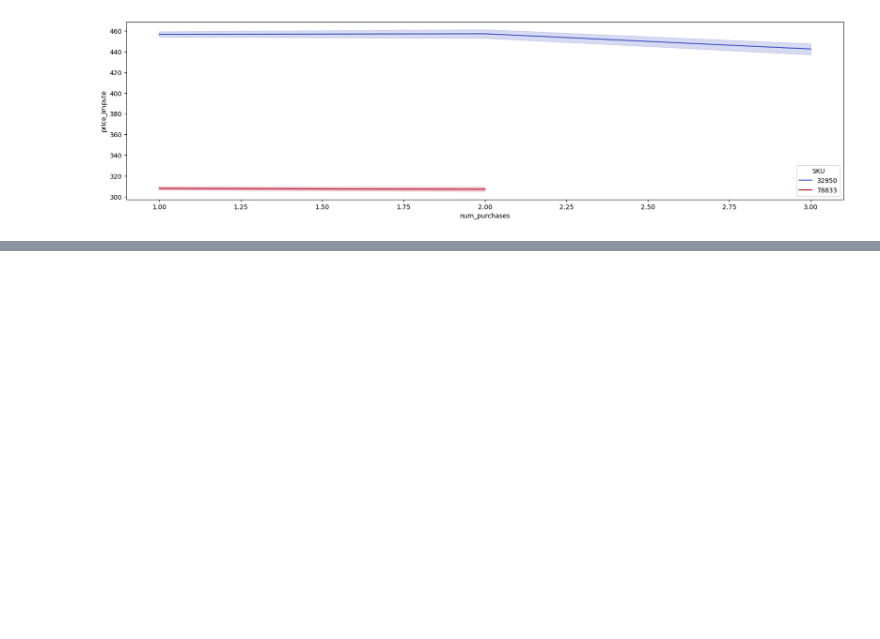
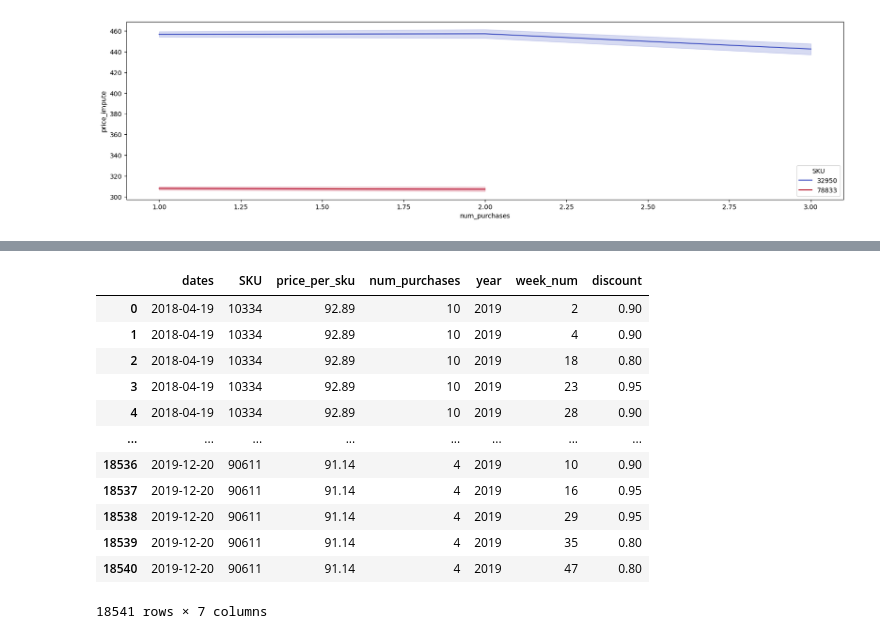
Before and after one commit to mic-icloud/ml-hard, a Jupyter notebook: 4-part/hw-4.ipynb, the cells around one changed output, grey strips where cells are left out. Cells and saved outputs as stored; diff of their text form; code cells hidden in the pictures; blank space fills up the shorter version.

```diff
--- a/4-part/hw-4.ipynb
+++ b/4-part/hw-4.ipynb
@@ -179,0 +286,16 @@ sns.lineplot(x='num_purchases', y='price_impute', data=fg, hue='SKU', palette='c
+# %%
+second_promo
+# %% [output]
+|  | dates | SKU | price_per_sku | num_purchases | year | week_num | discount |
+| 0 | 2018-04-19 | 10334 | 92.89 | 10 | 2019 | 2 | 0.90 |
+| 1 | 2018-04-19 | 10334 | 92.89 | 10 | 2019 | 4 | 0.90 |
+| 2 | 2018-04-19 | 10334 | 92.89 | 10 | 2019 | 18 | 0.80 |
+| 3 | 2018-04-19 | 10334 | 92.89 | 10 | 2019 | 23 | 0.95 |
+| 4 | 2018-04-19 | 10334 | 92.89 | 10 | 2019 | 28 | 0.90 |
+| ... | ... | ... | ... | ... | ... | ... | ... |
+| 18536 | 2019-12-20 | 90611 | 91.14 | 4 | 2019 | 10 | 0.90 |
+| 18537 | 2019-12-20 | 90611 | 91.14 | 4 | 2019 | 16 | 0.95 |
+| 18538 | 2019-12-20 | 90611 | 91.14 | 4 | 2019 | 29 | 0.95 |
+| 18539 | 2019-12-20 | 90611 | 91.14 | 4 | 2019 | 35 | 0.80 |
+| 18540 | 2019-12-20 | 90611 | 91.14 | 4 | 2019 | 47 | 0.80 |
+18541 rows × 7 columns
```
Also changed, not shown: parts of 11 cells of this notebook.
